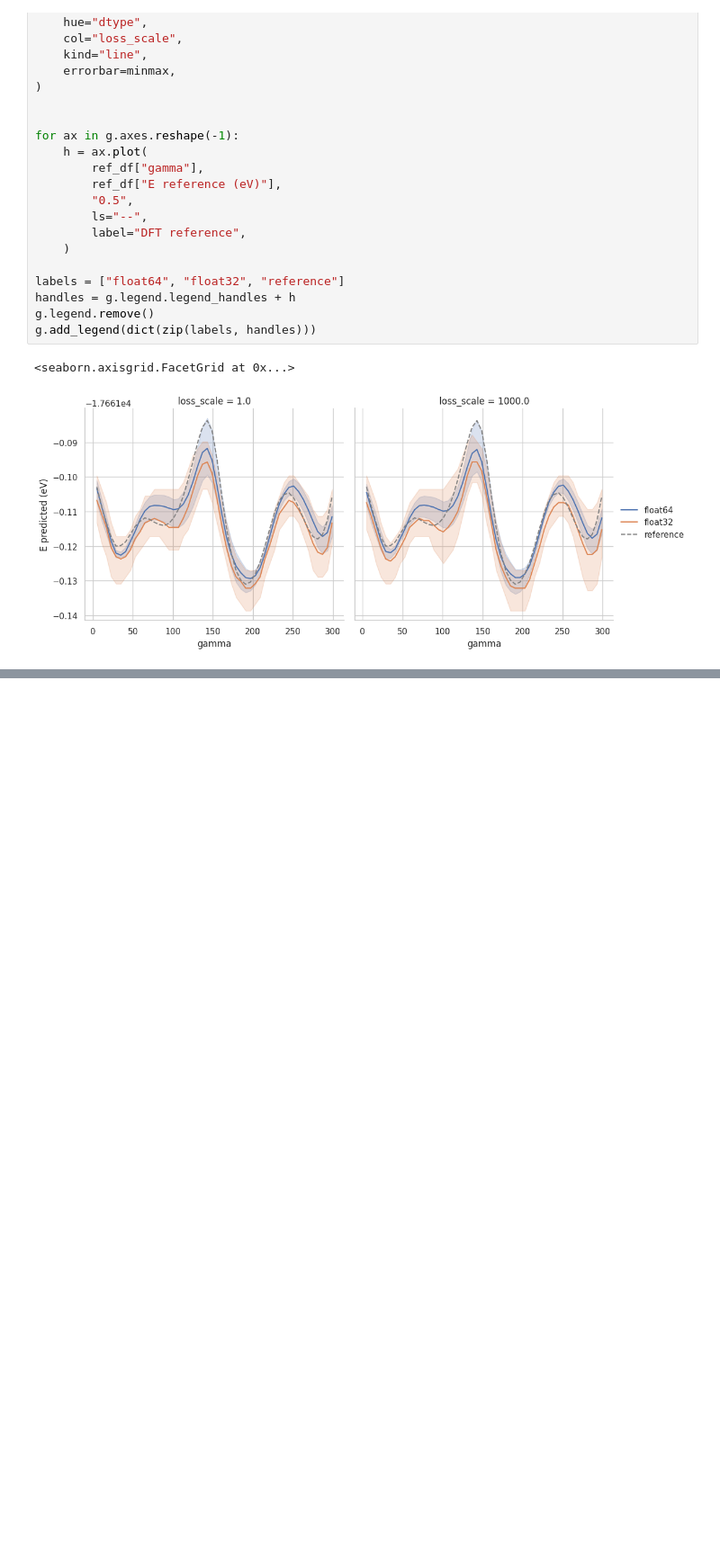
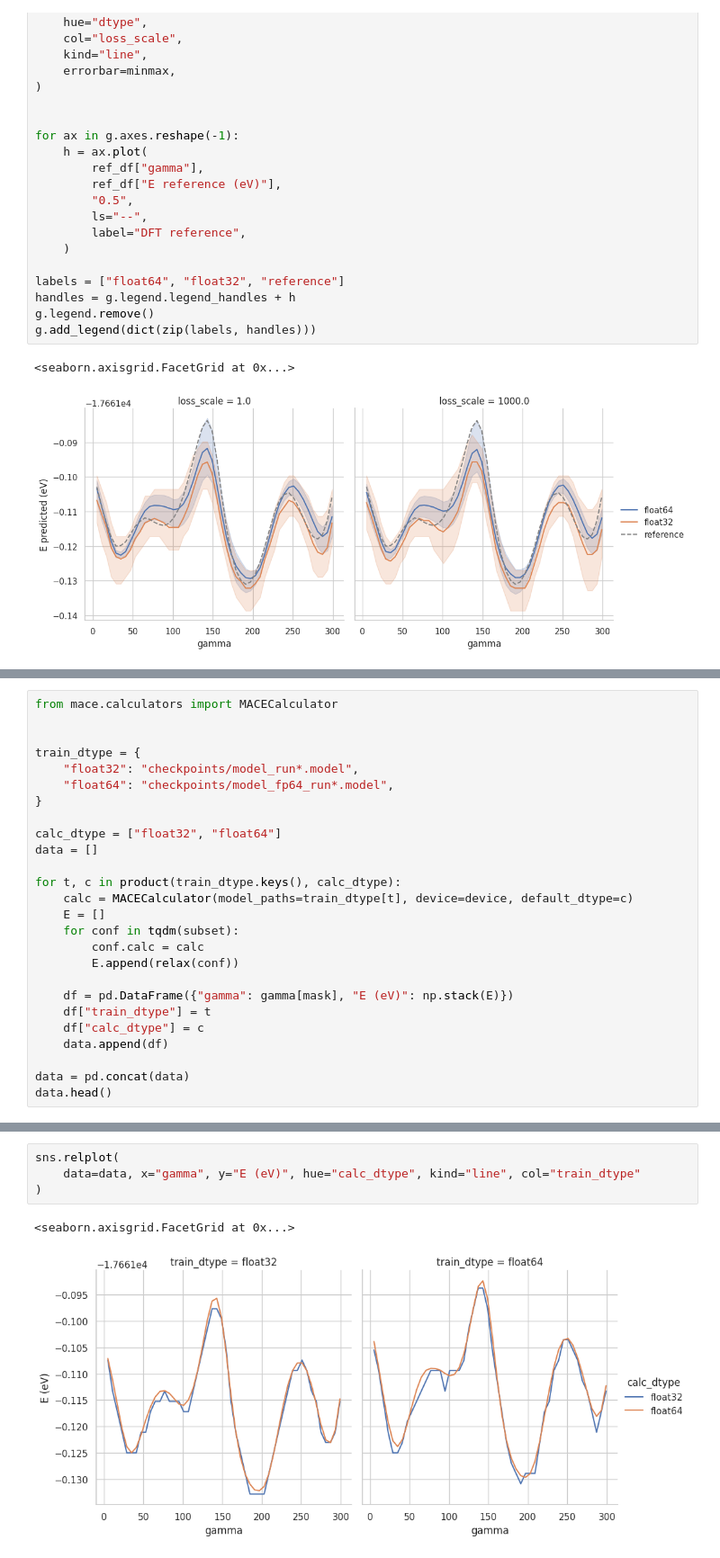
Before and after one commit to hatemhelal/mace, a Jupyter notebook: experiments/eval_sweep.ipynb, the cells around one changed output, grey strips where cells are left out. Shown: that part at 90% size. Saved outputs shown, nothing was run; the diff lists cells and outputs as text; blank space fills up the shorter version.

```diff
--- a/experiments/eval_sweep.ipynb
+++ b/experiments/eval_sweep.ipynb
@@ -286,0 +327,26 @@ g.add_legend(dict(zip(labels, handles)))
+# %%
+from mace.calculators import MACECalculator
+
+
+train_dtype = {
+    "float32": "checkpoints/model_run*.model",
+    "float64": "checkpoints/model_fp64_run*.model",
+}
+
+calc_dtype = ["float32", "float64"]
+data = []
+
+for t, c in product(train_dtype.keys(), calc_dtype):
+    calc = MACECalculator(model_paths=train_dtype[t], device=device, default_dtype=c)
+    E = []
+    for conf in tqdm(subset):
+        conf.calc = calc
+        E.append(relax(conf))
+
+    df = pd.DataFrame({"gamma": gamma[mask], "E (eV)": np.stack(E)})
+    df["train_dtype"] = t
+    df["calc_dtype"] = c
+    data.append(df)
+
+data = pd.concat(data)
+data.head()
@@ -286,0 +366,7 @@ g.add_legend(dict(zip(labels, handles)))
+# %%
+sns.relplot(
+    data=data, x="gamma", y="E (eV)", hue="calc_dtype", kind="line", col="train_dtype"
+)
+# %% [output]
+<seaborn.axisgrid.FacetGrid at 0x...>
+[figure, added]
```
Also changed, not shown: parts of 3 cells of this notebook.
